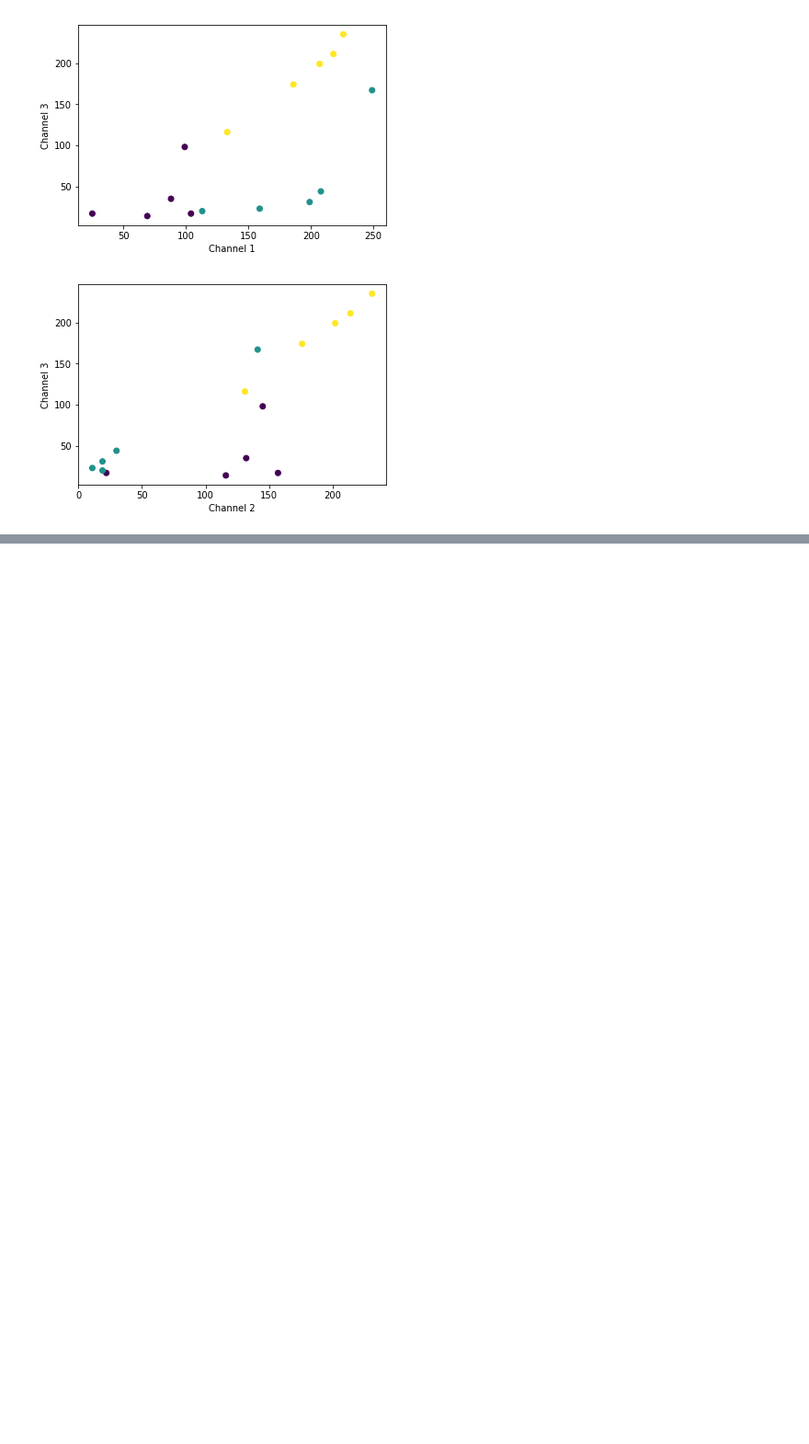
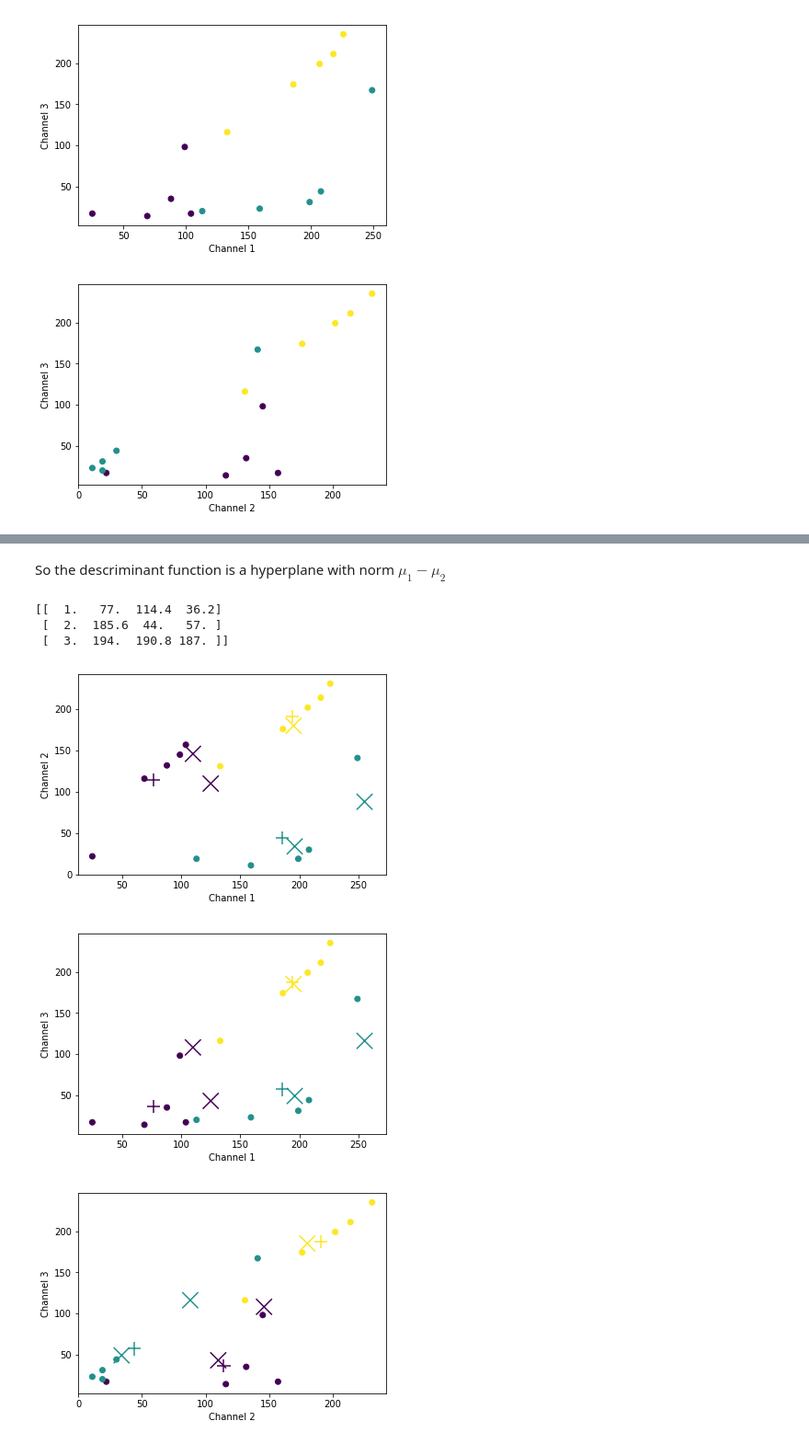
Before and after one commit to AliMorty/Pattern-Recognition, a Jupyter notebook: HW2/Question3.ipynb, the cells around one changed output, grey strips where cells are left out. Shown at 92% size. Saved outputs shown, nothing was run; the diff lists cells and outputs as text; code cells hidden in the pictures; blank space fills up the shorter version.

```diff
--- a/HW2/Question3.ipynb
+++ b/HW2/Question3.ipynb
@@ -56,0 +71,68 @@ for i in range (0, 3):
+# %% [markdown]
+So the descriminant function is a hyperplane with norm $\mu_1-\mu_2$
+# %%
+test = np.array(
+                [[ 196, 34, 49],
+                [ 195, 180, 185],
+                [ 255, 88, 116],
+                [ 125, 110, 43],
+                [ 110, 146, 108]])
+# print (data)
+# print (data[data[:,0]==1])
+avg = []
+for i in range(1, 4):
+    sel = data[data[:,0]==i]
+    t = np.average(sel, axis=0)
+    avg.append(t)
+avg = np.asarray(avg)
+print (avg)
+# %% [output]
+[[  1.   77.  114.4  36.2]
+ [  2.  185.6  44.   57. ]
+ [  3.  194.  190.8 187. ]]
+# %%
+import sys
+def identify_class(x, mu):
+    for k in range(0,3):
+        point =0
+        for l in range (0,3):
+            if (k==l):
+                continue
+            # print (2*np.matmul(x.T, mu[k]-mu[l])+np.matmul(mu[k].T, mu[k])-np.matmul(mu[l].T, mu[l]))
+            # print (x)
+            # print (mu[k])
+            # print (mu[l])
+            # print (2*np.matmul(x.T, mu[k]-mu[l])+np.matmul(mu[k].T, mu[k])-np.matmul(mu[l].T, mu[l])>=0)
+
+            if (2*np.matmul(x, mu[l]-mu[k])+np.dot(mu[k], mu[k])-np.dot(mu[l], mu[l])<=0):
+                point +=1
+        # print (k,"point",  point)
+        if (point == 2):
+
+            return k
+
+    print ("ERROR")
+    return 0
+# %%
+for i in range(0, 3):
+    for j in range(i+1, 3):
+        plt.scatter(data[:,(i+1)], data[:,(j+1)], c=data[:,0])
+        plt.scatter(avg[:,(i+1)], avg[:,(j+1)], c=avg[:,0], marker='+', s=200 )
+        x = test[:,[i,j]]
+        mu = avg[:,[i+1, j+1]]
+        cls = []
+
+
+        for point in x:
+            cls.append(identify_class(point, mu))
+
+        plt.scatter(x[:,0], x[:,1], c=cls, marker='x', s=300  )
+
+        plt.xlabel("Channel " + str(i+1))
+        plt.ylabel("Channel " + str(j+1))
+        plt.show()
+        print ("\n")
+# %% [output]
+[figure, added]
+[figure, added]
+[figure, added]
```
Also changed, not shown: parts of 3 cells of this notebook, 1 other file.
